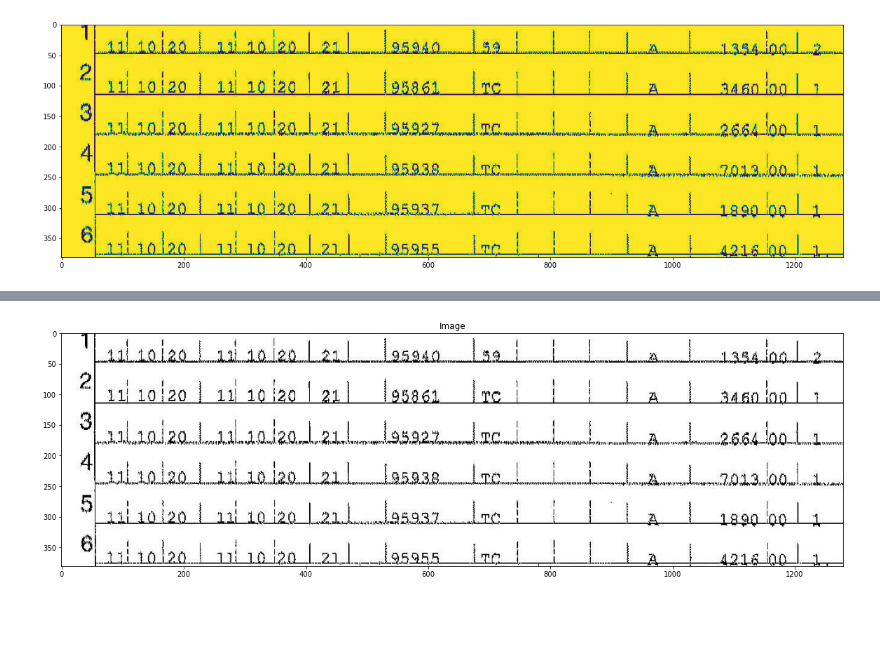
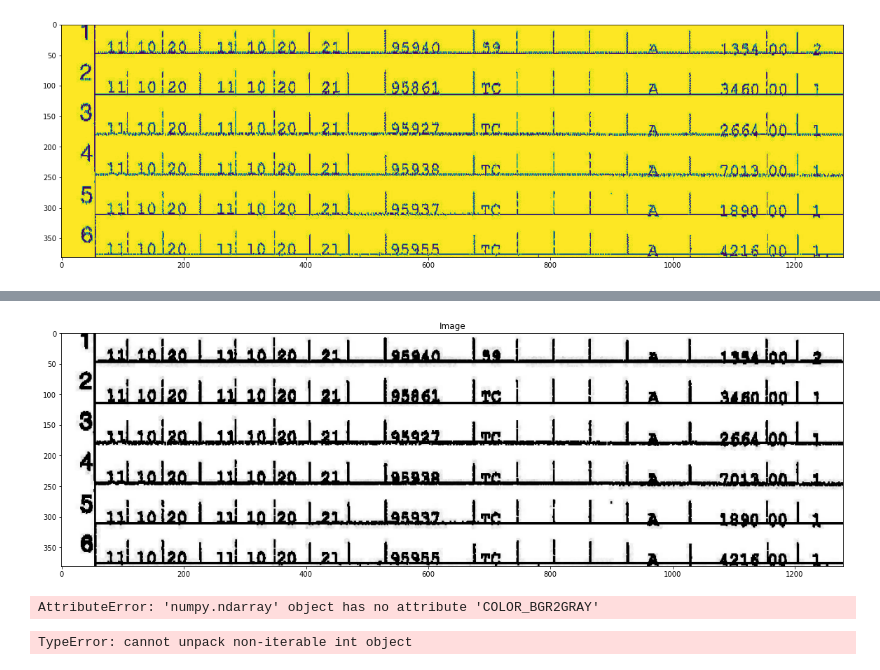
Before and after one commit to VolhaP87/Interview_Sample_Problem, a Jupyter notebook: Untitled.ipynb, the cells around one changed output, grey strips where cells are left out. Drawn from its saved outputs; the diff is of its cells as text; code cells hidden in the pictures; blank space fills up the shorter version.

Commit message:
Normalize Image

```diff
--- a/Untitled.ipynb
+++ b/Untitled.ipynb
@@ -38,3 +38,15 @@ plt.figure(figsize = (20,8))
 plt.imshow(img);
 # %% [output]
 [figure]
+# %%
+# Normalization changes the range of pixel intensity values.
+
+from matplotlib import pyplot as plt
+import cv2
+import numpy as np
+norm_img = np.zeros((img.shape[0], img.shape[1]))
+img = cv2.normalize(img, norm_img, 0, 255, cv2.NORM_MINMAX)
+plt.figure(figsize = (20,8))
+plt.imshow(img)
+plt.title('Image')
+plt.show()
@@ -40,0 +55,6 @@ plt.imshow(img);
+# %%
+erosion = cv2.erode(img, None, iterations=1)
+plt.figure(figsize = (20,8))
+plt.imshow(erosion)
+plt.title('Eroded Image')
+plt.show()
@@ -41,12 +63,62 @@ plt.imshow(img);
 # %%
 from matplotlib import pyplot as plt
 import cv2
 
-im = cv2.imread("./Images/testimage1.jpeg")
-color = cv2.cvtColor(im, cv2.COLOR_BGR2RGB)
+# im = cv2.imread("./Images/testimage1.jpeg")
+color = cv2.cvtColor(erosion, cv2.COLOR_BGR2RGB)
 plt.figure(figsize = (20,8))
 plt.imshow(color)
 plt.title('Image')
 plt.show()
 # %% [output]
-[figure, old version]
+[figure, new version]
+# %%
+import cv2 as cv
+import numpy as np
+gray = cv.cvtColor(img, c.COLOR_BGR2GRAY)
+thresh = cv.threshold(gray, 0, 255, cv.THRESH_BINARY_INV | cv.THRESH_OTSU)[1]
+                          #127,255,cv.THRESH_BINARY_INV)
+
+plt.figure(figsize=(20,8))
+plt.imshow(thresh)
+plt.title('Denoised Image')
+plt.show()
+# %% [output]
+AttributeError: 'numpy.ndarray' object has no attribute 'COLOR_BGR2GRAY'
+# %%
+import sys
+import matplotlib.pyplot as plt
+import numpy as np
+from PIL import Image as im
+from scipy.ndimage import interpolation as inter
+
+input_file = sys.argv[1]
+img = im.open('Images/testimage1.jpeg')
+
+# convert to binary
+wd, ht = img.size
+pix = np.array(img.convert('1').getdata(), np.uint8)
+bin_img = 1 - (pix.reshape((ht, wd)) / 255.0)
+plt.figure(figsize=(20,8))
+plt.imshow(bin_img, cmap='gray')
+plt.savefig('binary.png')
+def find_score(arr, angle):
+    data = inter.rotate(arr, angle, reshape=False, order=0)
+    hist = np.sum(data, axis=1)
+    score = np.sum((hist[1:] - hist[:-1]) ** 2)
+    return hist, score
+delta = 1
+limit = 5
+angles = np.arange(-limit, limit+delta, delta)
+scores = []
+for angle in angles:
+    hist, score = find_score(bin_img, angle)
+    scores.append(score)
+best_score = max(scores)
+best_angle = angles[scores.index(best_score)]
+# correct skew
+data = inter.rotate(bin_img, best_angle, reshape=False, order=0)
+img = im.fromarray((255 * data).astype("uint8")).convert("RGB")
+img.save('skew_corrected.png')
+# %% [output]
+TypeError: cannot unpack non-iterable int object
```
Also changed, not shown: parts of 14 cells of this notebook, 1 other file.
